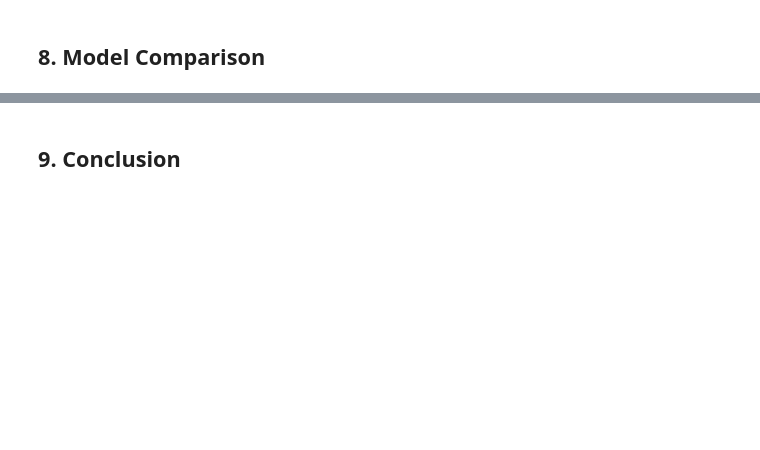
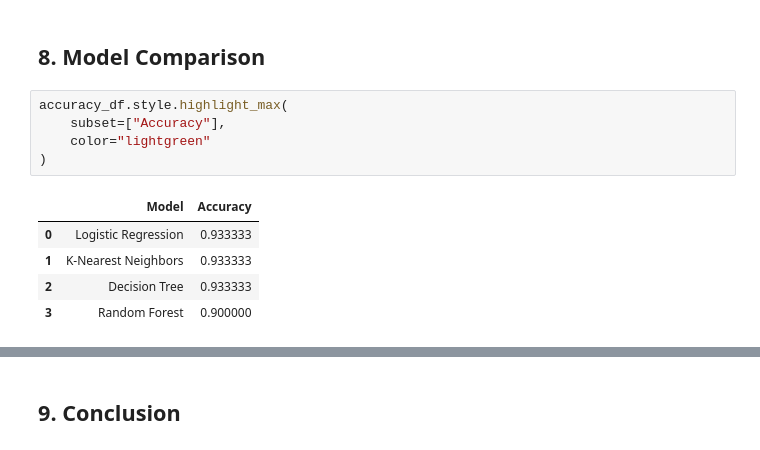
Before and after one commit to Sowravkanth/OIBSIP, a Jupyter notebook: DataScience-Task1-IrisClassification/notebooks/Iris_Flower_Classification.ipynb, the cells around one changed output, grey strips where cells are left out. Saved outputs shown, nothing was run; the diff lists cells and outputs as text; blank space fills up the shorter version.

```diff
--- a/DataScience-Task1-IrisClassification/notebooks/Iris_Flower_Classification.ipynb
+++ b/DataScience-Task1-IrisClassification/notebooks/Iris_Flower_Classification.ipynb
@@ -280,2 +419,13 @@ Feature Scaling Completed.
 # %% [markdown]
 ## 8. Model Comparison
+# %%
+accuracy_df.style.highlight_max(
+    subset=["Accuracy"],
+    color="lightgreen"
+)
+# %% [output]
+|  | Model | Accuracy |
+| 0 | Logistic Regression | 0.933333 |
+| 1 | K-Nearest Neighbors | 0.933333 |
+| 2 | Decision Tree | 0.933333 |
+| 3 | Random Forest | 0.900000 |
```
Also changed, not shown: parts of 9 cells of this notebook.
